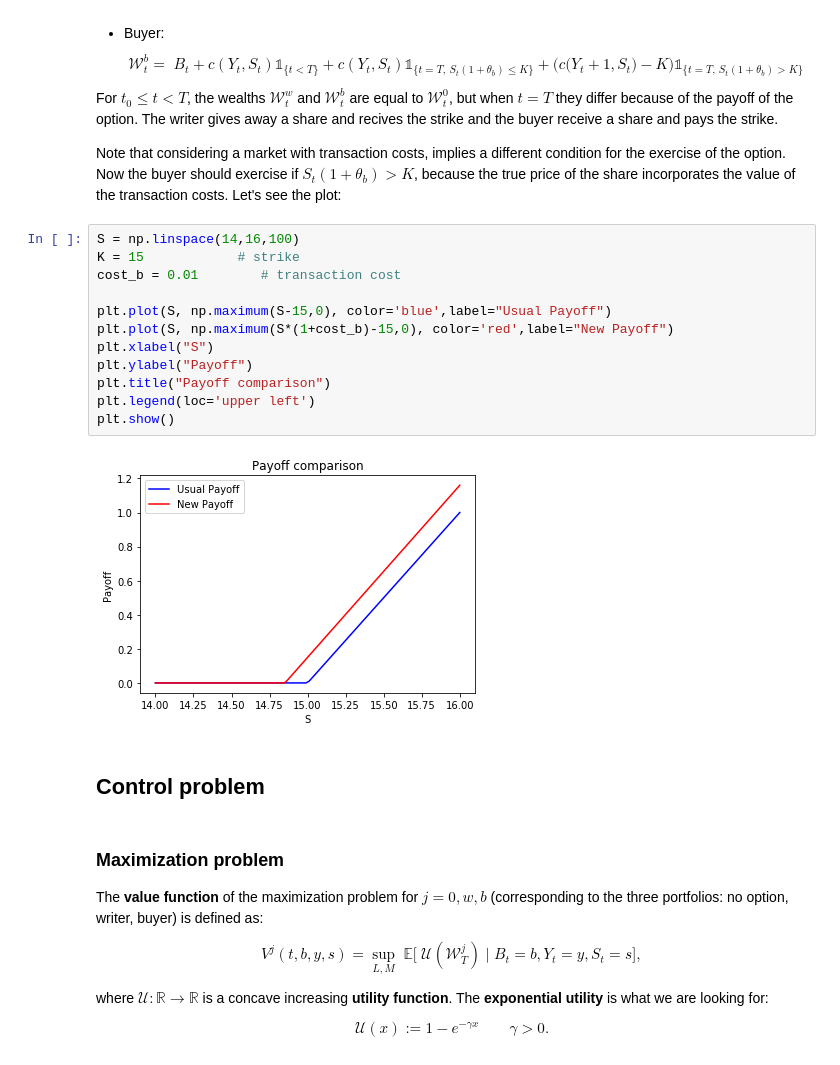
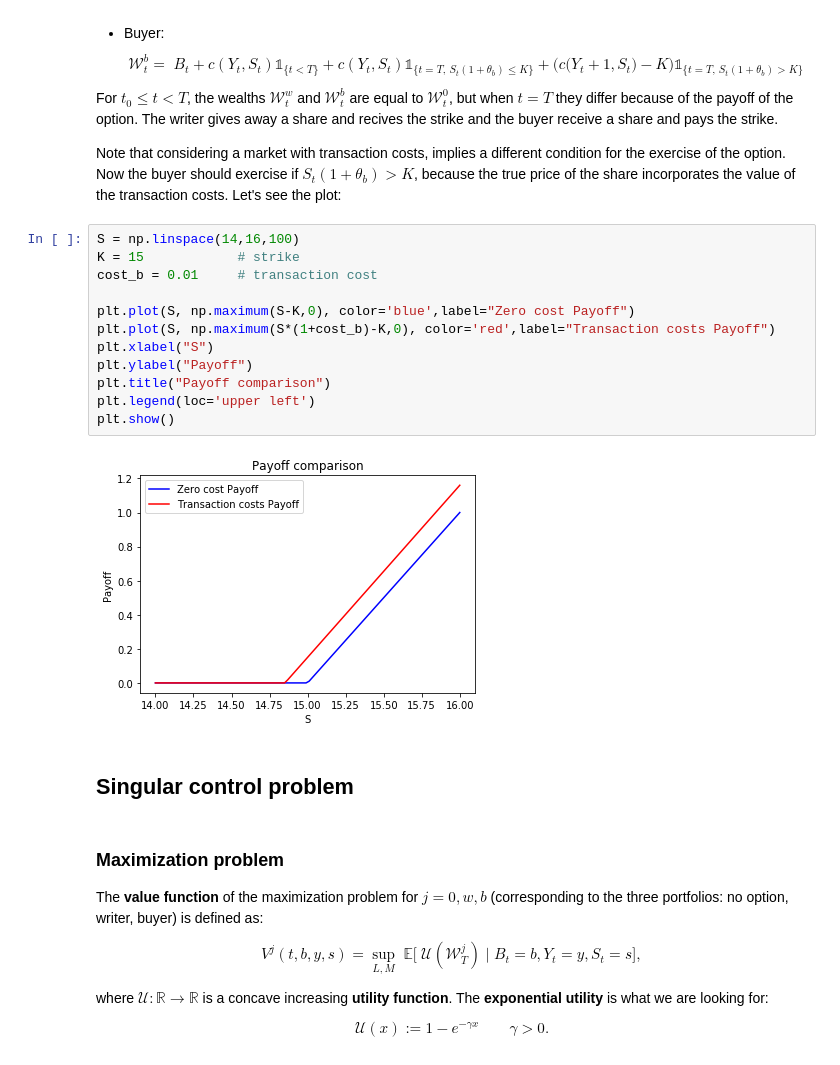
Before and after one commit to cantaro86/Financial-Models-Numerical-Methods, a Jupyter notebook: Option pricing with transaction costs.ipynb, the cells around one changed output. Cells and saved outputs as stored; diff of their text form.

Commit message:
Completi 1.2, A.1, A.2 and Trans Costs

```diff
--- a/Option pricing with transaction costs.ipynb
+++ b/Option pricing with transaction costs.ipynb
@@ -111,20 +116,20 @@ Note that considering a market with transaction costs, implies a different condi
 # %%
 S = np.linspace(14,16,100)
 K = 15            # strike
-cost_b = 0.01        # transaction cost
+cost_b = 0.01     # transaction cost
 
-plt.plot(S, np.maximum(S-15,0), color='blue',label="Usual Payoff")
-plt.plot(S, np.maximum(S*(1+cost_b)-15,0), color='red',label="New Payoff")
+plt.plot(S, np.maximum(S-K,0), color='blue',label="Zero cost Payoff")
+plt.plot(S, np.maximum(S*(1+cost_b)-K,0), color='red',label="Transaction costs Payoff")
 plt.xlabel("S")
 plt.ylabel("Payoff")
 plt.title("Payoff comparison")
 plt.legend(loc='upper left')
 plt.show()
 # %% [output]
-[figure, old version]
+[figure, new version]
 # %% [markdown]
 <a id='sec2'></a>
-## Control problem
+## Singular control problem
 # %% [markdown]
 <a id='sec2.1'></a>
 ### Maximization problem
```
Also changed, not shown: parts of 24 cells of this notebook, 33 other files.
